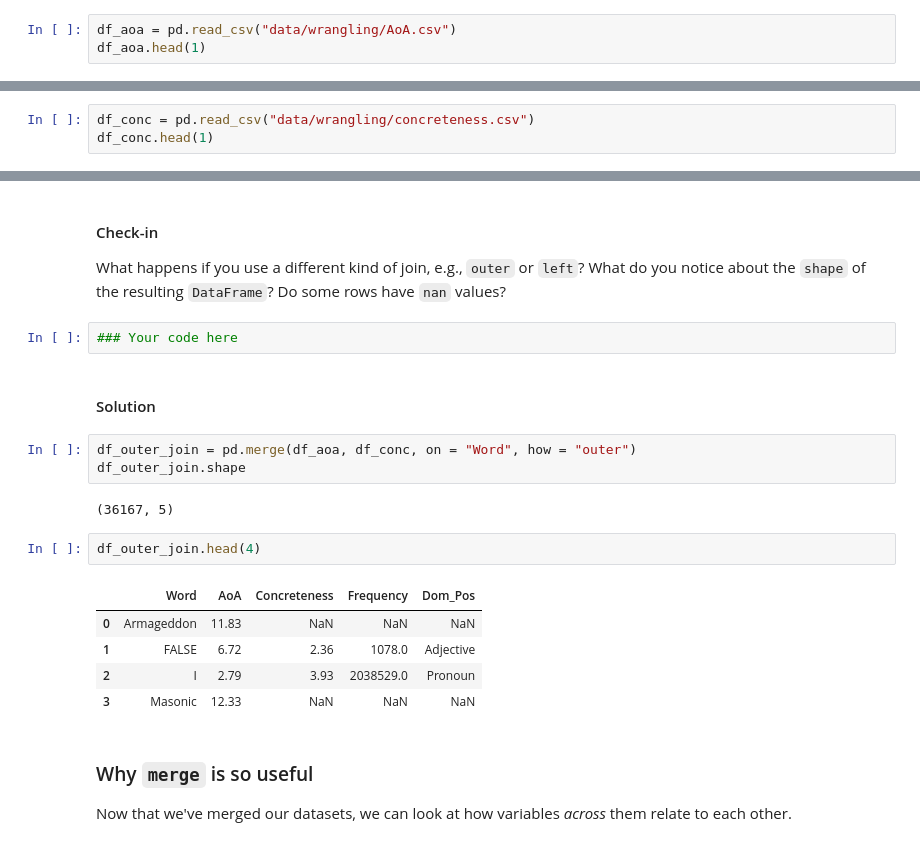
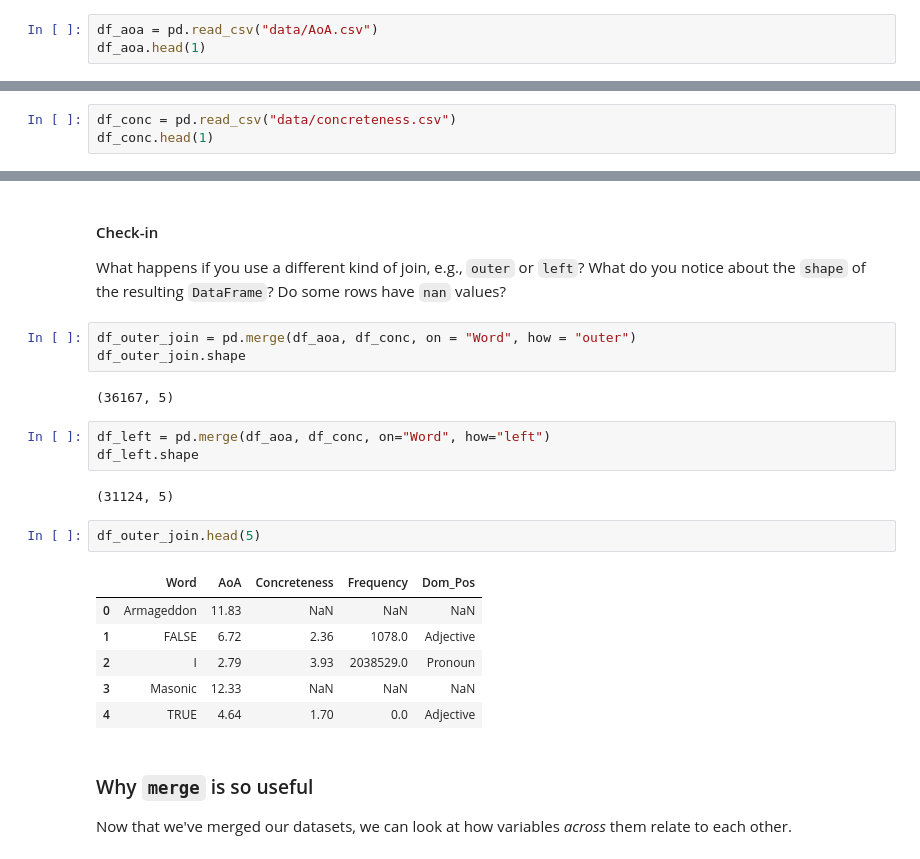
Before and after one commit to 208252/statistics, a Jupyter notebook: 08-wrangling.ipynb, the cells around one changed output, grey strips where cells are left out. Cells and saved outputs as stored; diff of their text form.

```diff
--- a/08-wrangling.ipynb
+++ b/08-wrangling.ipynb
@@ -789,13 +774,13 @@ For demonstration, we'll merge two Linguistics datasets:
 # %% [markdown]
 #### Loading datasets
 # %%
-df_aoa = pd.read_csv("data/wrangling/AoA.csv")
+df_aoa = pd.read_csv("data/AoA.csv")
 df_aoa.head(1)
 # %% [output]
 |  | Word | AoA |
 | 0 | a | 2.89 |
 # %%
-df_conc = pd.read_csv("data/wrangling/concreteness.csv")
+df_conc = pd.read_csv("data/concreteness.csv")
 df_conc.head(1)
 # %% [output]
 |  | Word | Concreteness | Frequency | Dom_Pos |
@@ -838,22 +823,24 @@ df_merged.shape
 
 What happens if you use a different kind of join, e.g., `outer` or `left`? What do you notice about the `shape` of the resulting `DataFrame`? Do some rows have `nan` values?
 # %%
-### Your code here
+df_outer_join = pd.merge(df_aoa, df_conc, on = "Word", how = "outer")
+df_outer_join.shape
+# %% [output]
+(36167, 5)
-# %% [markdown]
-#### Solution
-# %%
-df_outer_join = pd.merge(df_aoa, df_conc, on = "Word", how = "outer")
-df_outer_join.shape
-# %% [output]
-(36167, 5)
-# %%
-df_outer_join.head(4)
-# %% [output]
-|  | Word | AoA | Concreteness | Frequency | Dom_Pos |
-| 0 | Armageddon | 11.83 | NaN | NaN | NaN |
-| 1 | FALSE | 6.72 | 2.36 | 1078.0 | Adjective |
-| 2 | I | 2.79 | 3.93 | 2038529.0 | Pronoun |
-| 3 | Masonic | 12.33 | NaN | NaN | NaN |
+# %%
+df_left = pd.merge(df_aoa, df_conc, on="Word", how="left")
+df_left.shape
+# %% [output]
+(31124, 5)
+# %%
+df_outer_join.head(5)
+# %% [output]
+|  | Word | AoA | Concreteness | Frequency | Dom_Pos |
+| 0 | Armageddon | 11.83 | NaN | NaN | NaN |
+| 1 | FALSE | 6.72 | 2.36 | 1078.0 | Adjective |
+| 2 | I | 2.79 | 3.93 | 2038529.0 | Pronoun |
+| 3 | Masonic | 12.33 | NaN | NaN | NaN |
+| 4 | TRUE | 4.64 | 1.70 | 0.0 | Adjective |
 # %% [markdown]
 ### Why `merge` is so useful
 
```
Also changed, not shown: parts of 31 cells of this notebook, 9 other files.
